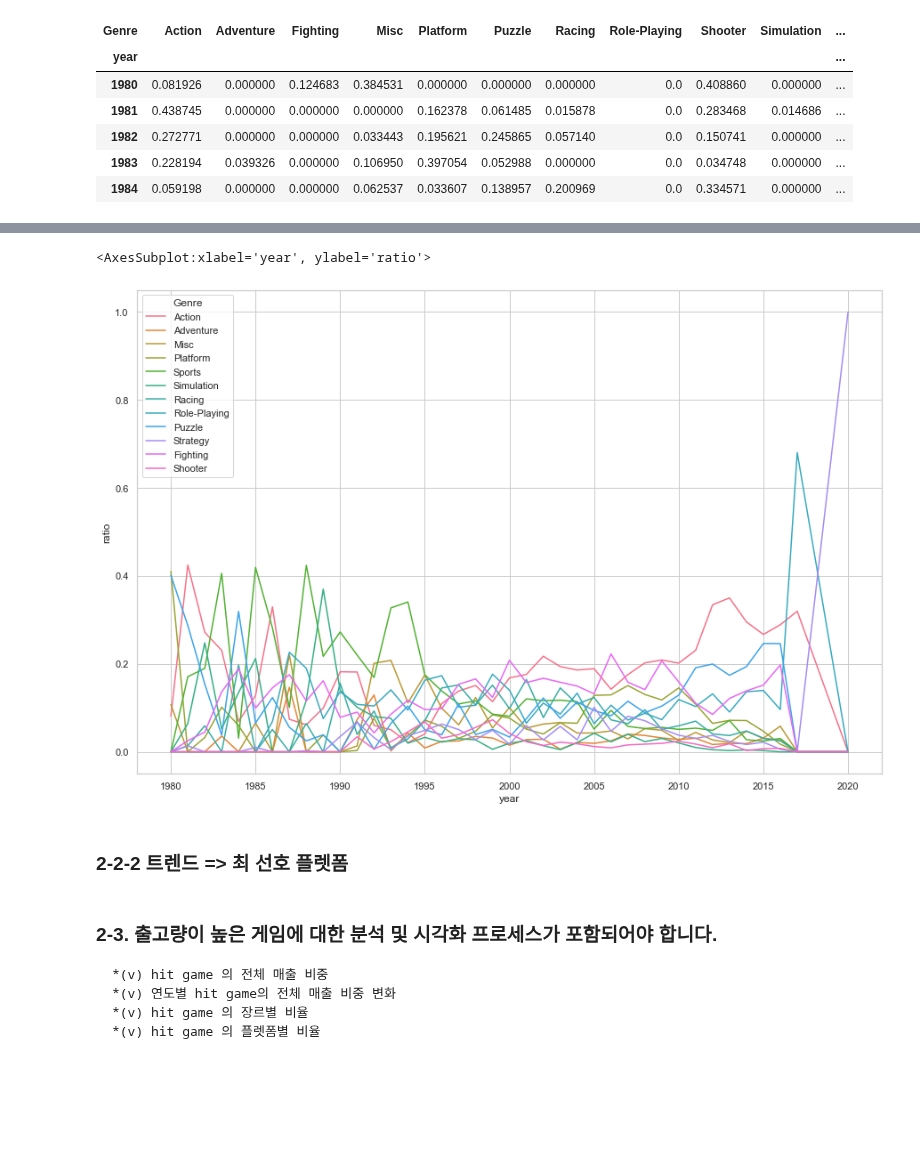
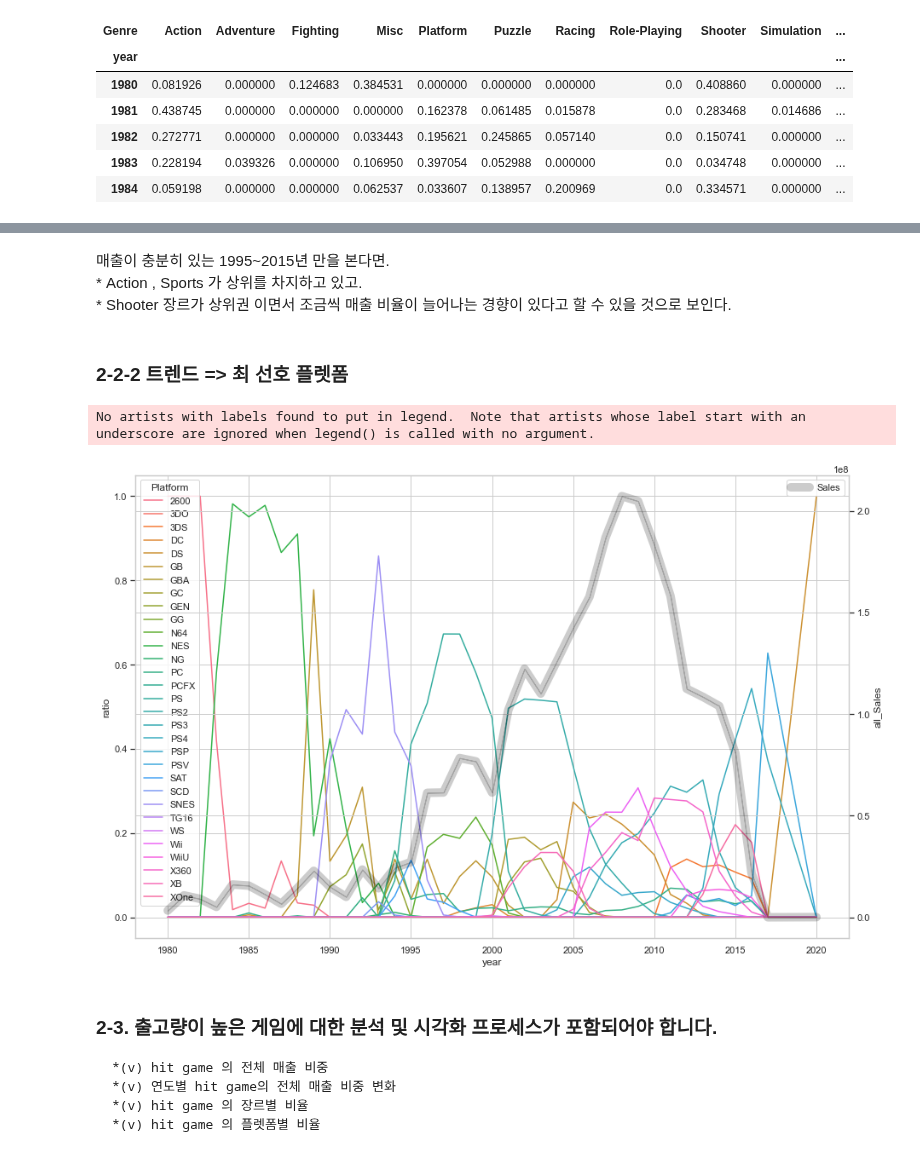
Before and after one commit to LamuneGitHub/A001_Python_Test, a Jupyter notebook: AI15_Prj_01/AI15-P1-이상필.ipynb, the cells around one changed output, grey strips where cells are left out. Cells and saved outputs as stored; diff of their text form; code cells hidden in the pictures; blank space fills up the shorter version.

```diff
--- a/AI15_Prj_01/AI15-P1-이상필.ipynb
+++ b/AI15_Prj_01/AI15-P1-이상필.ipynb
@@ -1134,20 +1081,7 @@ for sel_year in  lst_Year :
-# %%
-# 시각화용 df
-df_Genre_ratio_year_resetIndex = df_Genre_ratio_year.reset_index()
-
-#컬럼명 변경
-df_Genre_ratio_year_resetIndex.rename(columns = {'index':'year'},inplace=True)
-
-df_Genre_ratio_year_melt = pd.melt(df_Genre_ratio_year_resetIndex, id_vars=['year' ] , var_name='Genre', value_name='ratio' )
-
-# df_Genre_ratio_year_melt.head()
-# 시각화
-plt.figure( figsize = (15,10) )
-sns.lineplot( data= df_Genre_ratio_year_melt , x= 'year' , y = 'ratio' , hue='Genre' )
-# sns.lineplot( x=df_Genre_ratio_year_melt['index'] , y=df_Genre_ratio_year_melt['ratio'] , hue=['Genre']  )
-# %% [output]
-<AxesSubplot:xlabel='year', ylabel='ratio'>
-[figure, removed]
+# %% [markdown]
+매출이 충분히 있는 1995~2015년 만을 본다면.
+    * Action , Sports 가 상위를 차지하고 있고.
+    * Shooter 장르가 상위권 이면서 조금씩 매출 비율이 늘어나는 경향이 있다고 할 수 있을 것으로 보인다.
 # %% [markdown]
 
 
@@ -1157,3 +1151,27 @@ sns.lineplot( data= df_Genre_ratio_year_melt , x= 'year' , y = 'ratio' , hue='Ge
+# %%
+# 시각화용 df
+df_Genre_ratio_year_resetIndex = df_Genre_ratio_year.reset_index()
+
+#컬럼명 변경
+df_Genre_ratio_year_resetIndex.rename(columns = {'index':'year'},inplace=True)
+
+df_Genre_ratio_year_melt = pd.melt(df_Genre_ratio_year_resetIndex, id_vars=['year' ,'all_Sales'] , var_name='Platform', value_name='ratio' )
+
+# df_Genre_ratio_year_melt.head()
+# 시각화
+fig= plt.figure( figsize = (15,10) )
+ax = fig.add_subplot (1,1,1)
+sns.lineplot( data= df_Genre_ratio_year_melt , x= 'year' , y = 'ratio' , hue='Platform' ,ax=ax)
+
+
+ax2 = ax.twinx() # twinx함수의 도움으로 두 개의 다른 axes객체를 사용하여 두 개의 다른 Y축으로 플롯을 만들 수 있다.
+ax2.legend(loc = 'upper right')
+sns.lineplot ( data=df_Genre_ratio_year_melt ,x='year', y='all_Sales' , ax =ax2 , label = 'Sales', color='black', alpha=0.2, linewidth=10)
+# sns.lineplot( x=df_Genre_ratio_year_melt['index'] , y=df_Genre_ratio_year_melt['ratio'] , hue=['Genre']  )
+plt.show()
+# %% [output]
+No artists with labels found to put in legend.  Note that artists whose label start with an underscore are ignored when legend() is called with no argument.
+[figure, added]
 # %% [markdown]
 ### 2-3. 출고량이 높은 게임에 대한 분석 및 시각화 프로세스가 포함되어야 합니다.
     *(v) hit game 의 전체 매출 비중
```
Also changed, not shown: parts of 6 cells of this notebook.
